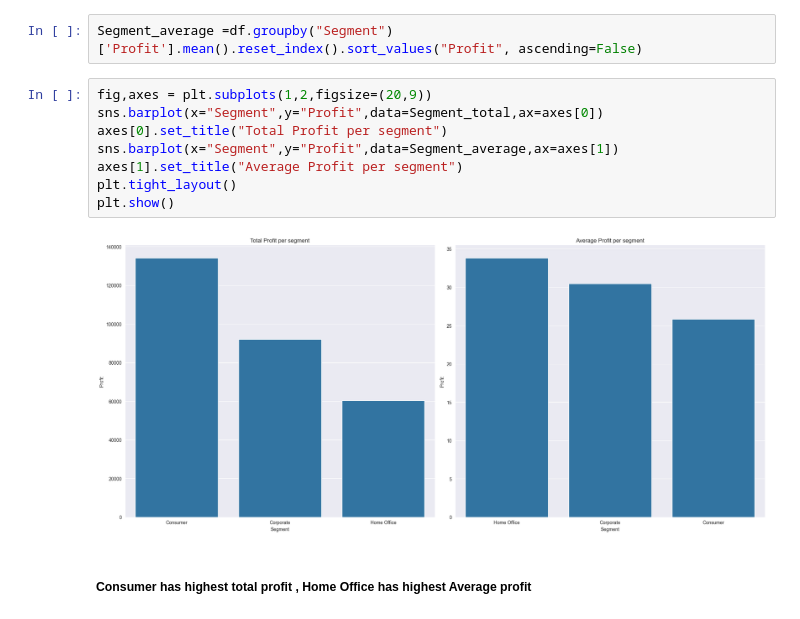
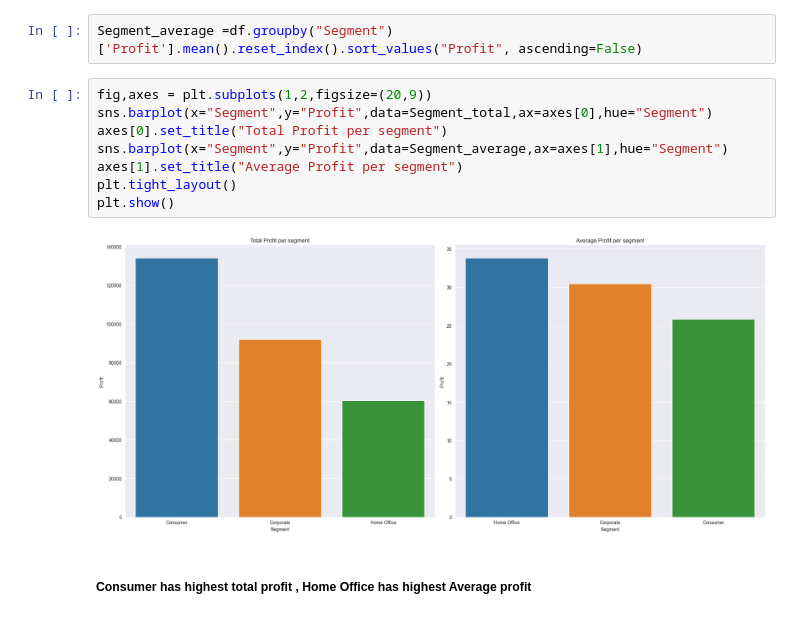
Before and after one commit to salma20005/SuperStore, a Jupyter notebook: SuperStore.ipynb, the cells around one changed output. Saved outputs shown, nothing was run; the diff lists cells and outputs as text.

```diff
--- a/SuperStore.ipynb
+++ b/SuperStore.ipynb
@@ -303,14 +303,14 @@ Segment_total =df.groupby("Segment")['Profit'].sum().reset_index().sort_values("
 Segment_average =df.groupby("Segment")['Profit'].mean().reset_index().sort_values("Profit", ascending=False)
 # %%
 fig,axes = plt.subplots(1,2,figsize=(20,9))
-sns.barplot(x="Segment",y="Profit",data=Segment_total,ax=axes[0])
+sns.barplot(x="Segment",y="Profit",data=Segment_total,ax=axes[0],hue="Segment")
 axes[0].set_title("Total Profit per segment")
-sns.barplot(x="Segment",y="Profit",data=Segment_average,ax=axes[1])
+sns.barplot(x="Segment",y="Profit",data=Segment_average,ax=axes[1],hue="Segment")
 axes[1].set_title("Average Profit per segment")
 plt.tight_layout()
 plt.show()
 # %% [output]
-[figure, old version]
+[figure, new version]
 # %% [markdown]
 ##### Consumer has highest total profit , Home Office has highest Average profit
 # %% [markdown]
```
Also changed, not shown: parts of 12 cells of this notebook.
